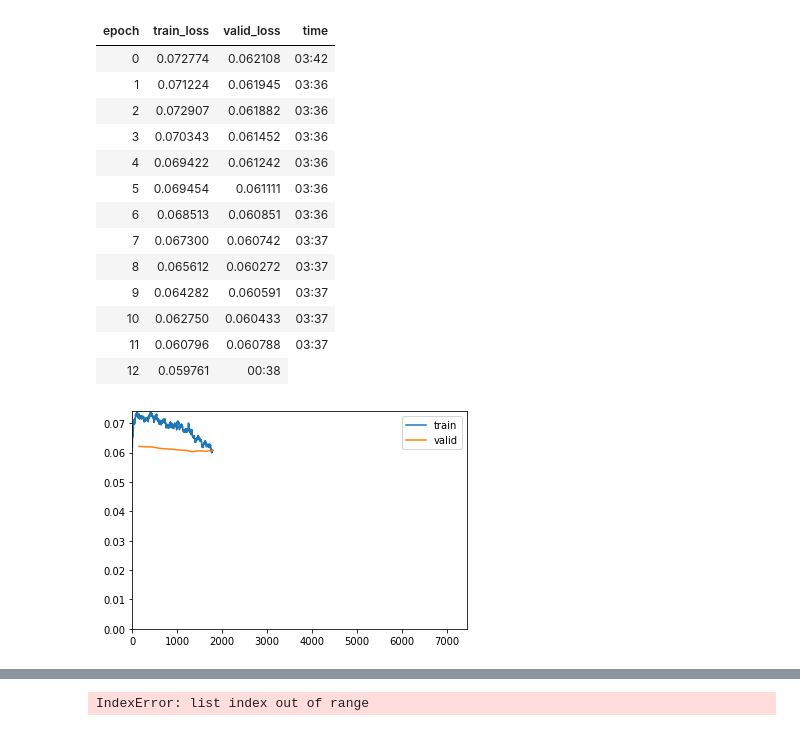
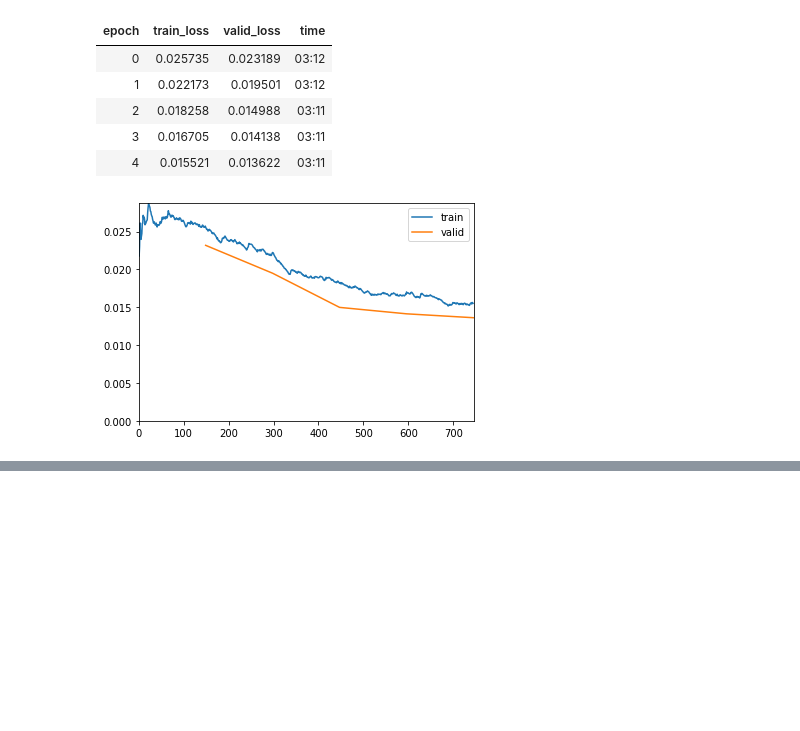
Before and after one commit to HenryDashwood/facial-features-detector, a Jupyter notebook: code/xresnet.ipynb, the cells around one changed output, grey strips where cells are left out. Drawn from its saved outputs; the diff is of its cells as text; code cells hidden in the pictures; blank space fills up the shorter version.

Commit message:
fixed bugs in training schedule and model choice

```diff
--- a/code/xresnet.ipynb
+++ b/code/xresnet.ipynb
@@ -50,9 +54,9 @@ pet_dataloaders.show_batch()
 # %%
-body = create_body(xresnet50, pretrained=True)
+body = create_body(resnet50, pretrained=True)
 head = create_head(nf=4096, n_out=22)
 arch = nn.Sequential(body, head)
 # %%
-def _xresnet_split(m):
+def _resnet_split(m):
     return L(m[0][:6], m[0][6:], m[1:]).map(params)
 # %%
 apply_init(arch[1], nn.init.kaiming_normal_)
@@ -61,9 +65,9 @@ learn = Learner(
     pet_dataloaders,
     arch,
     loss_func=MSELossFlat(),
-    splitter=_xresnet_split,
+    splitter=_resnet_split,
     opt_func=ranger
-)
+).to_fp16()
 learn.path = Path('..')
 # %%
 learn.freeze()
@@ -70,4 +80,4 @@ learn.freeze()
 # %%
-learn.fit_one_cycle(5, 1e-2, cbs=[ShowGraphCallback()])
+learn.fit_flat_cos(5, 1e-1)
 # %% [output]
 | epoch | train_loss | valid_loss | time |
@@ -82,18 +97,10 @@ learn.unfreeze()
 # %%
-learn.fit_one_cycle(50, 1e-4, cbs=[SaveModelCallback(), ShowGraphCallback()])
+learn.fit_one_cycle(5, 1e-4, cbs=[SaveModelCallback(), ShowGraphCallback()])
 # %% [output]
 | epoch | train_loss | valid_loss | time |
-| 0 | 0.072774 | 0.062108 | 03:42 |
-| 1 | 0.071224 | 0.061945 | 03:36 |
-| 2 | 0.072907 | 0.061882 | 03:36 |
-| 3 | 0.070343 | 0.061452 | 03:36 |
-| 4 | 0.069422 | 0.061242 | 03:36 |
-| 5 | 0.069454 | 0.061111 | 03:36 |
-| 6 | 0.068513 | 0.060851 | 03:36 |
-| 7 | 0.067300 | 0.060742 | 03:37 |
-| 8 | 0.065612 | 0.060272 | 03:37 |
-| 9 | 0.064282 | 0.060591 | 03:37 |
-| 10 | 0.062750 | 0.060433 | 03:37 |
-| 11 | 0.060796 | 0.060788 | 03:37 |
-| 12 | 0.059761 | 00:38 |
+| 0 | 0.025735 | 0.023189 | 03:12 |
+| 1 | 0.022173 | 0.019501 | 03:12 |
+| 2 | 0.018258 | 0.014988 | 03:11 |
+| 3 | 0.016705 | 0.014138 | 03:11 |
+| 4 | 0.015521 | 0.013622 | 03:11 |
-[figure, old version]
+[figure, new version]
@@ -120,4 +107,3 @@ BrokenPipeError: [Errno 32] Broken pipe
-IndexError: list index out of range
 # %%
 learn = learn.load('model')
 # %%
```
Also changed, not shown: parts of 7 cells of this notebook.
